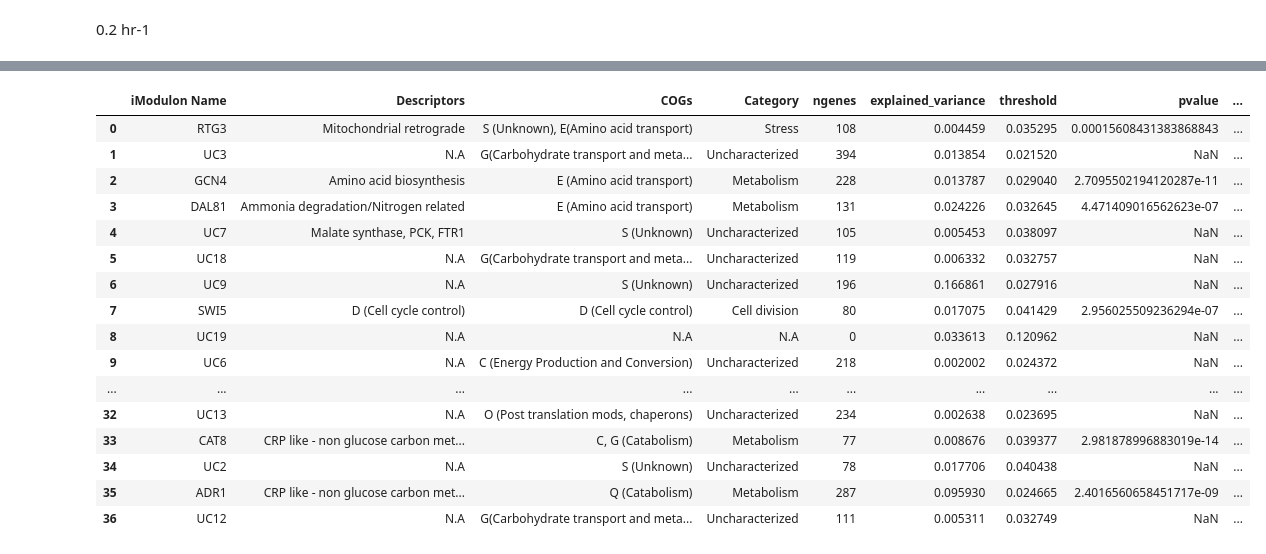
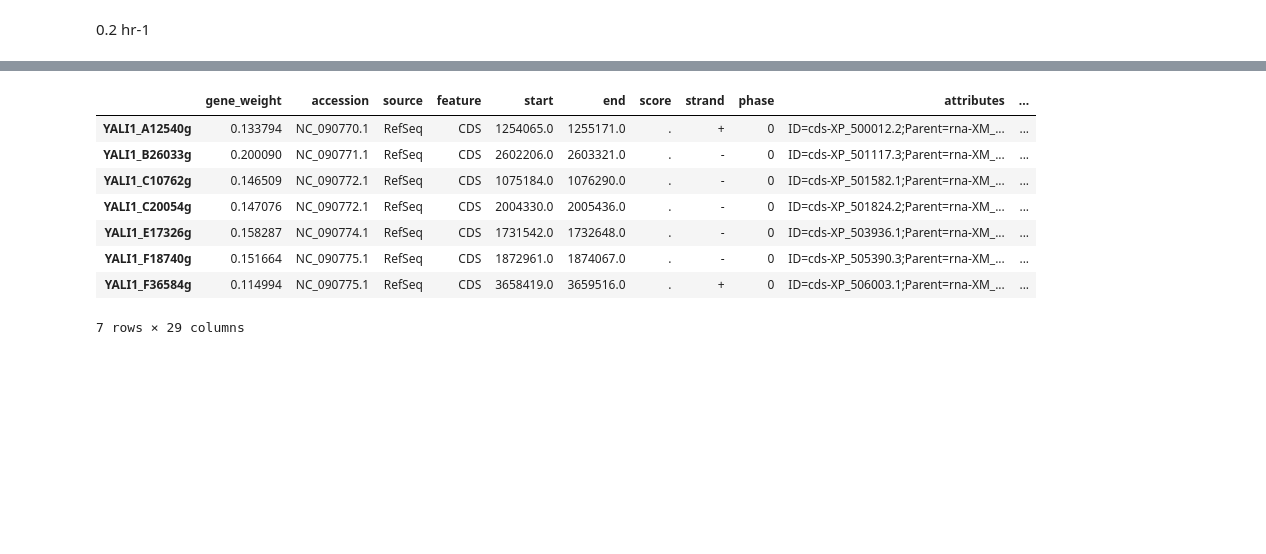
Before and after one commit to SBRG/yarrowia_lipolytica_ICA, a Jupyter notebook: imod_analysis/fig4_dissolved_o2.ipynb, the cells around one changed output, grey strips where cells are left out. Saved outputs shown, nothing was run; the diff lists cells and outputs as text; code cells hidden in the pictures; blank space fills up the shorter version.

```diff
--- a/imod_analysis/fig4_dissolved_o2.ipynb
+++ b/imod_analysis/fig4_dissolved_o2.ipynb
@@ -339,20 +227,12 @@ ica_data.view_imodulon(13)[abs(ica_data.view_imodulon(13)['gene_weight'])>0.08]
 # %%
-ica_data.imodulon_table
+ica_data.view_imodulon(0)[abs(ica_data.view_imodulon(0)['gene_weight'])>0.1]
 # %% [output]
-|  | iModulon Name | Descriptors | COGs | Category | ngenes | explained_variance | threshold | pvalue | ... |
-| 0 | RTG3 | Mitochondrial retrograde | S (Unknown), E(Amino acid transport) | Stress | 108 | 0.004459 | 0.035295 | 0.00015608431383868843 | ... |
-| 1 | UC3 | N.A | G(Carbohydrate transport and meta... | Uncharacterized | 394 | 0.013854 | 0.021520 | NaN | ... |
-| 2 | GCN4 | Amino acid biosynthesis | E (Amino acid transport) | Metabolism | 228 | 0.013787 | 0.029040 | 2.7095502194120287e-11 | ... |
-| 3 | DAL81 | Ammonia degradation/Nitrogen related | E (Amino acid transport) | Metabolism | 131 | 0.024226 | 0.032645 | 4.471409016562623e-07 | ... |
-| 4 | UC7 | Malate synthase, PCK, FTR1 | S (Unknown) | Uncharacterized | 105 | 0.005453 | 0.038097 | NaN | ... |
-| 5 | UC18 | N.A | G(Carbohydrate transport and meta... | Uncharacterized | 119 | 0.006332 | 0.032757 | NaN | ... |
-| 6 | UC9 | N.A | S (Unknown) | Uncharacterized | 196 | 0.166861 | 0.027916 | NaN | ... |
-| 7 | SWI5 | D (Cell cycle control) | D (Cell cycle control) | Cell division | 80 | 0.017075 | 0.041429 | 2.956025509236294e-07 | ... |
-| 8 | UC19 | N.A | N.A | N.A | 0 | 0.033613 | 0.120962 | NaN | ... |
-| 9 | UC6 | N.A | C (Energy Production and Conversion) | Uncharacterized | 218 | 0.002002 | 0.024372 | NaN | ... |
-| ... | ... | ... | ... | ... | ... | ... | ... | ... | ... |
-| 32 | UC13 | N.A | O (Post translation mods, chaperons) | Uncharacterized | 234 | 0.002638 | 0.023695 | NaN | ... |
-| 33 | CAT8 | CRP like - non glucose carbon met... | C, G (Catabolism) | Metabolism | 77 | 0.008676 | 0.039377 | 2.981878996883019e-14 | ... |
-| 34 | UC2 | N.A | S (Unknown) | Uncharacterized | 78 | 0.017706 | 0.040438 | NaN | ... |
-| 35 | ADR1 | CRP like - non glucose carbon met... | Q (Catabolism) | Metabolism | 287 | 0.095930 | 0.024665 | 2.4016560658451717e-09 | ... |
-| 36 | UC12 | N.A | G(Carbohydrate transport and meta... | Uncharacterized | 111 | 0.005311 | 0.032749 | NaN | ... |
+|  | gene_weight | accession | source | feature | start | end | score | strand | phase | attributes | ... |
+| YALI1_A12540g | 0.133794 | NC_090770.1 | RefSeq | CDS | 1254065.0 | 1255171.0 | . | + | 0 | ID=cds-XP_500012.2;Parent=rna-XM_... | ... |
+| YALI1_B26033g | 0.200090 | NC_090771.1 | RefSeq | CDS | 2602206.0 | 2603321.0 | . | - | 0 | ID=cds-XP_501117.3;Parent=rna-XM_... | ... |
+| YALI1_C10762g | 0.146509 | NC_090772.1 | RefSeq | CDS | 1075184.0 | 1076290.0 | . | - | 0 | ID=cds-XP_501582.1;Parent=rna-XM_... | ... |
+| YALI1_C20054g | 0.147076 | NC_090772.1 | RefSeq | CDS | 2004330.0 | 2005436.0 | . | - | 0 | ID=cds-XP_501824.2;Parent=rna-XM_... | ... |
+| YALI1_E17326g | 0.158287 | NC_090774.1 | RefSeq | CDS | 1731542.0 | 1732648.0 | . | - | 0 | ID=cds-XP_503936.1;Parent=rna-XM_... | ... |
+| YALI1_F18740g | 0.151664 | NC_090775.1 | RefSeq | CDS | 1872961.0 | 1874067.0 | . | - | 0 | ID=cds-XP_505390.3;Parent=rna-XM_... | ... |
+| YALI1_F36584g | 0.114994 | NC_090775.1 | RefSeq | CDS | 3658419.0 | 3659516.0 | . | + | 0 | ID=cds-XP_506003.1;Parent=rna-XM_... | ... |
+7 rows × 29 columns
```
Also changed, not shown: parts of 18 cells of this notebook, 14 other files.
